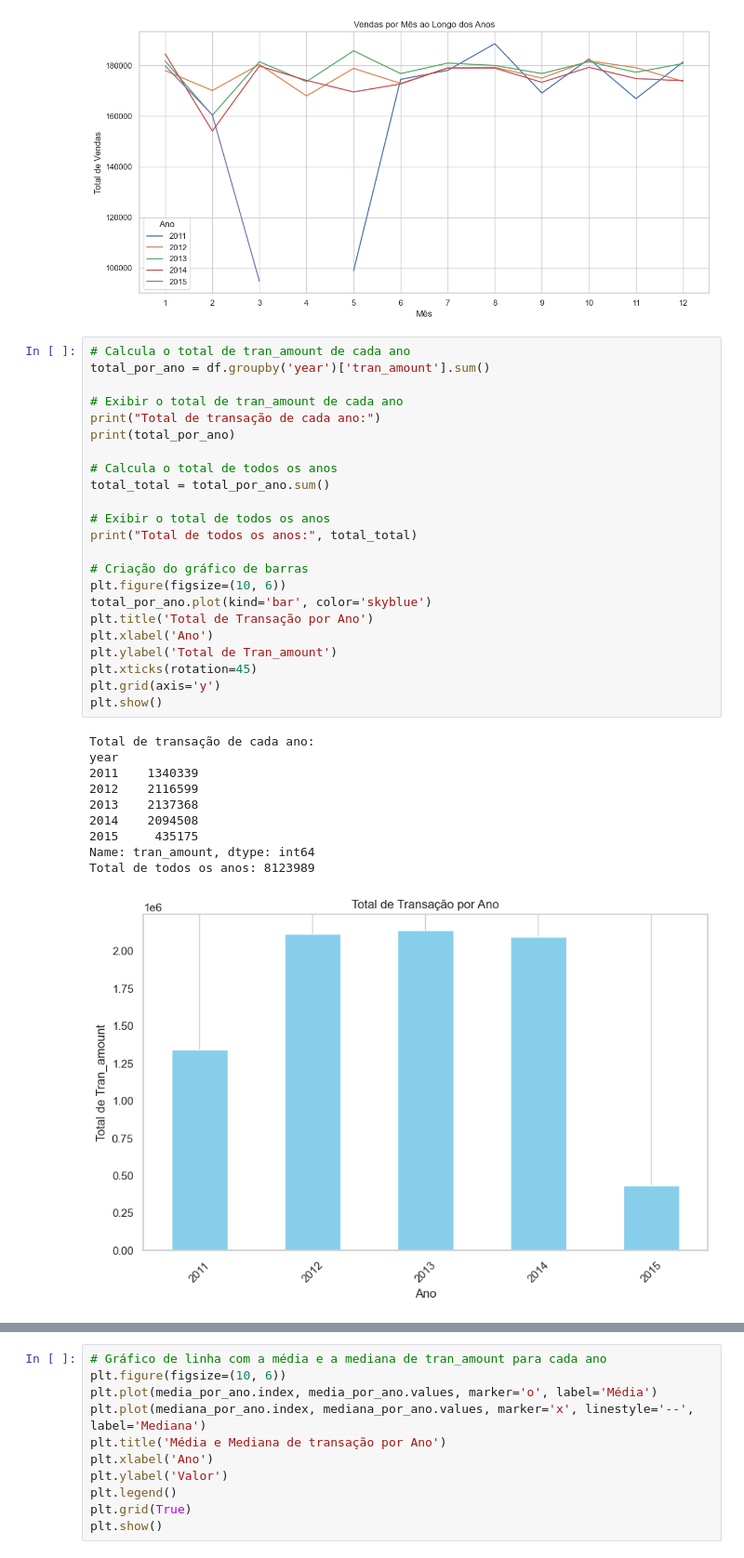
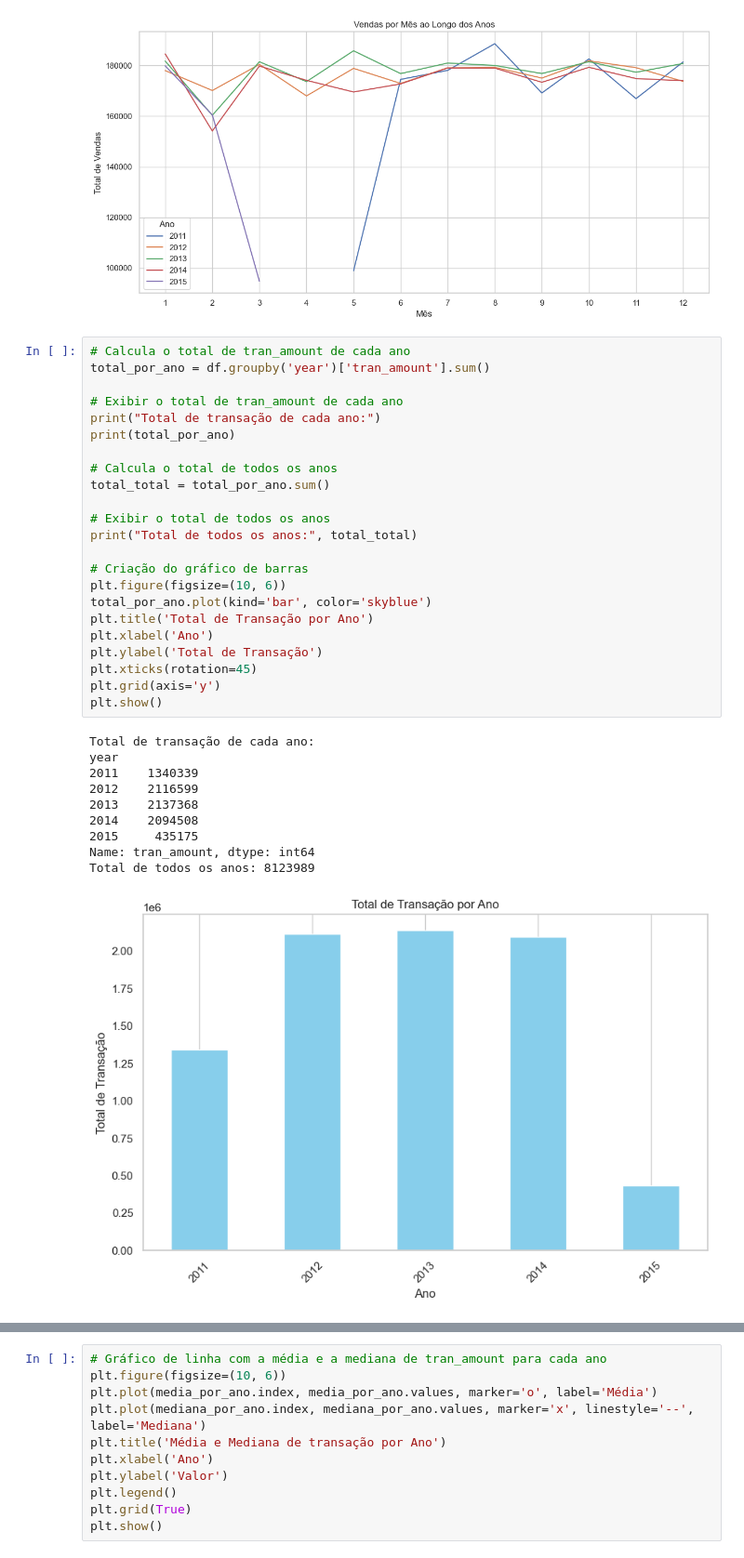
Before and after one commit to GabrielRodrigues11/test-basic-analysis, a Jupyter notebook: main.ipynb, the cells around one changed output, grey strips where cells are left out. Shown at 93% size. Drawn from its saved outputs; the diff is of its cells as text.

Commit message:
Legenda do gráfico de transação

```diff
--- a/main.ipynb
+++ b/main.ipynb
@@ -164,32 +162,32 @@ plt.show()
 total_por_ano = df.groupby('year')['tran_amount'].sum()
 
 # Exibir o total de tran_amount de cada ano
 print("Total de transação de cada ano:")
 print(total_por_ano)
 
 # Calcula o total de todos os anos
 total_total = total_por_ano.sum()
 
 # Exibir o total de todos os anos
 print("Total de todos os anos:", total_total)
 
 # Criação do gráfico de barras
 plt.figure(figsize=(10, 6))
 total_por_ano.plot(kind='bar', color='skyblue')
 plt.title('Total de Transação por Ano')
 plt.xlabel('Ano')
-plt.ylabel('Total de Tran_amount')
+plt.ylabel('Total de Transação')
 plt.xticks(rotation=45)
 plt.grid(axis='y')
 plt.show()
 # %% [output]
 Total de transação de cada ano:
 year
 2011    1340339
 2012    2116599
 2013    2137368
 2014    2094508
 2015     435175
 Name: tran_amount, dtype: int64
 Total de todos os anos: 8123989
-[figure, old version]
+[figure, new version]
```
Also changed, not shown: parts of 4 cells of this notebook, 1 other file.
